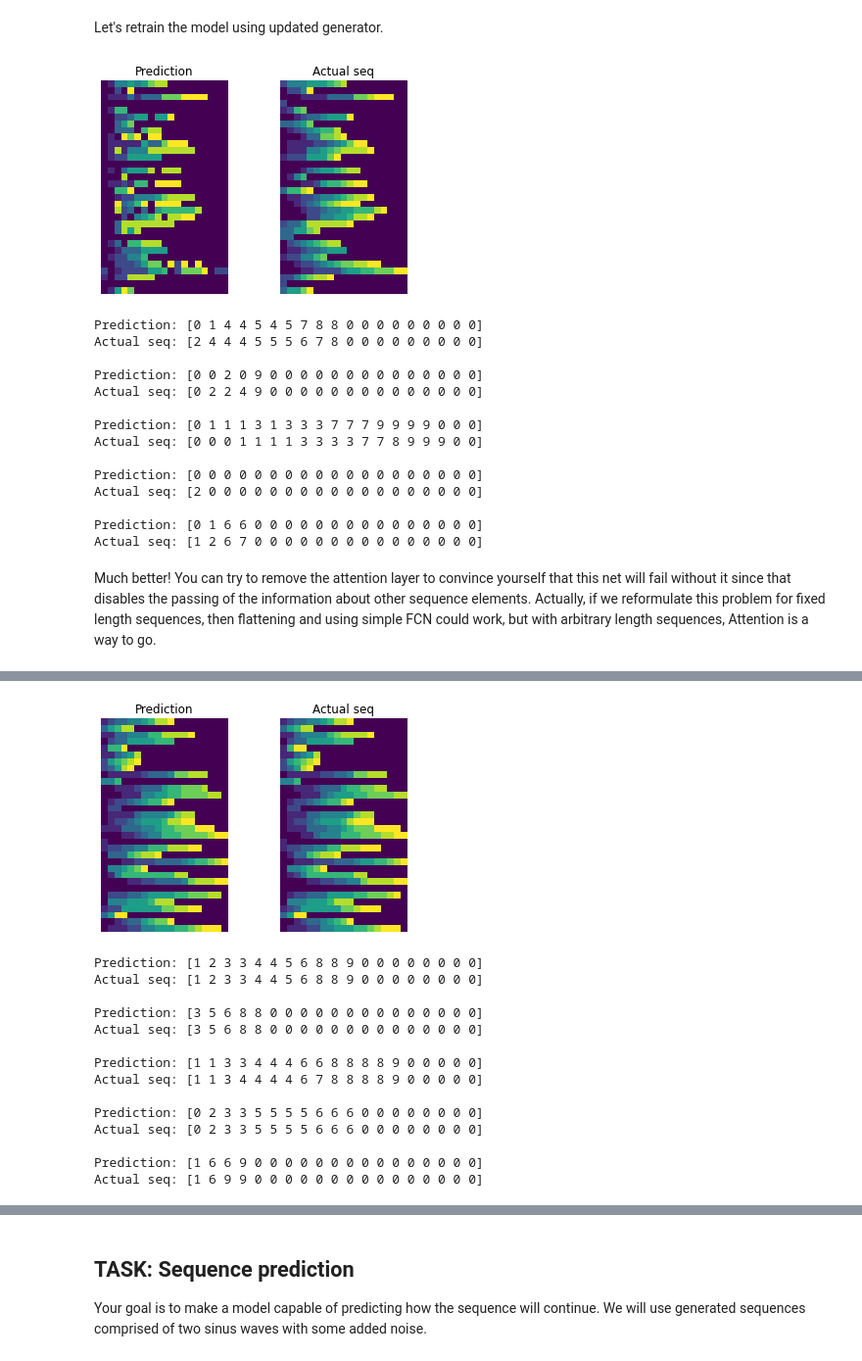
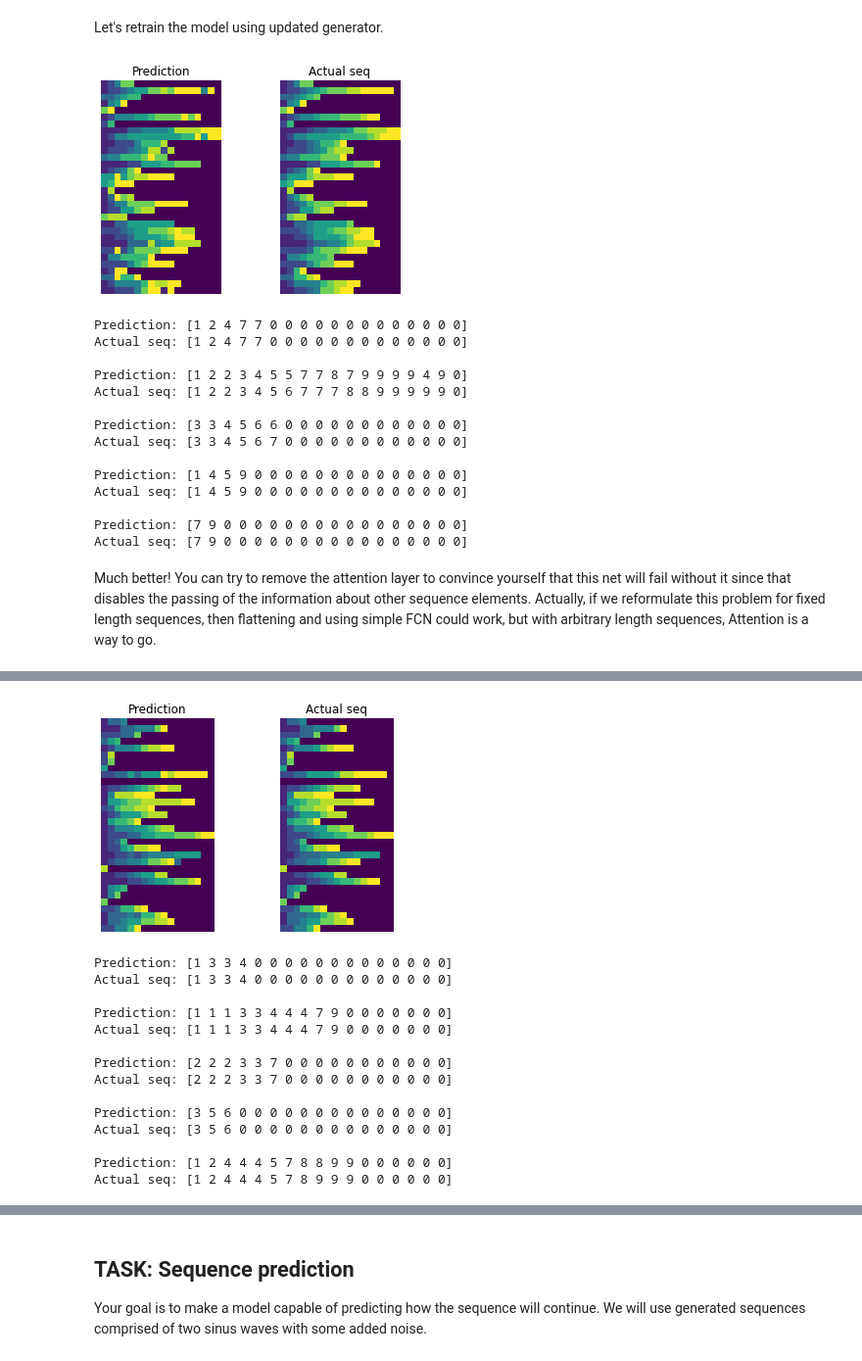
Before and after one commit to trokas/ai_primer, a Jupyter notebook: Attention.ipynb, the cells around one changed output, grey strips where cells are left out. Shown at 98% size. Drawn from its saved outputs; the diff is of its cells as text; code cells hidden in the pictures.

```diff
--- a/Attention.ipynb
+++ b/Attention.ipynb
@@ -28,7 +40,7 @@ def pad(list_of_seq):
 def generator(max_seq_len, batch_size=32):
     one_hot = torch.eye(10)
     while True:
-        X = [torch.randint(10, (np.random.randint(max_seq_len),))
+        X = [torch.randint(9, (np.random.randint(max_seq_len),)) + 1
              for _ in range(batch_size)]
         y = [torch.sort(x).values for x in X]
         yield F.one_hot(pad(X), num_classes=10).float(), F.one_hot(pad(y), num_classes=10).float()
@@ -111,7 +123,8 @@ def eval_model(model, gen, seq_to_print=5):
     model.eval()
     with torch.no_grad():
         X, y = next(gen)
-        pred = model(X).argmax(dim=-1)
+        X = X.to(device)
+        pred = model(X).argmax(dim=-1).to('cpu')
         real = y.argmax(dim=-1)
 
         # Plotting
@@ -134,7 +149,8 @@ Finally we are ready to train a model.
 # %%
 # Generate data, build the model, train, and evaluate
 gen = generator(max_seq_len=20)
-model = TransformerModel()
+# Move model to device (use 'cuda' if available, otherwise 'cpu')
+model = TransformerModel().to(device)
 optimizer = torch.optim.Adam(model.parameters())
 criterion = nn.CrossEntropyLoss()
 
@@ -142,13 +158,9 @@ criterion = nn.CrossEntropyLoss()
 epochs = 10
 steps_per_epoch = 200
 
-# Move model to device (use 'cuda' if available, otherwise 'cpu')
-device = torch.device("cuda" if torch.cuda.is_available() else "cpu")
-model.to(device)
-
 # Train the model
 model.train()
-for epoch in range(epochs):
+for epoch in tqdm(range(epochs)):
     for step in range(steps_per_epoch):
         X, y = next(gen)
         X, y = X.to(device), y.to(device)
@@ -196,12 +208,12 @@ Let's retrain the model using updated generator.
 # %%
 # Generate data, build the model, train, and evaluate
 gen = positional_generator(max_seq_len=20)
-model = TransformerModel()
+model = TransformerModel().to(device)
 optimizer = torch.optim.Adam(model.parameters())
 criterion = nn.CrossEntropyLoss()
 
 model.train()
-for epoch in range(epochs):
+for epoch in tqdm(range(epochs)):
     for step in range(steps_per_epoch):
         X, y = next(gen)
         X, y = X.to(device), y.to(device)
@@ -214,21 +226,21 @@ for epoch in range(epochs):
 # Evaluate the model
 eval_model(model, gen)
 # %% [output]
-[figure, old version]
+[figure, new version]
-Prediction: [0 1 4 4 5 4 5 7 8 8 0 0 0 0 0 0 0 0 0]
-Actual seq: [2 4 4 4 5 5 5 6 7 8 0 0 0 0 0 0 0 0 0]
+Prediction: [1 2 4 7 7 0 0 0 0 0 0 0 0 0 0 0 0 0]
+Actual seq: [1 2 4 7 7 0 0 0 0 0 0 0 0 0 0 0 0 0]
 
-Prediction: [0 0 2 0 9 0 0 0 0 0 0 0 0 0 0 0 0 0 0]
-Actual seq: [0 2 2 4 9 0 0 0 0 0 0 0 0 0 0 0 0 0 0]
+Prediction: [1 2 2 3 4 5 5 7 7 8 7 9 9 9 9 4 9 0]
+Actual seq: [1 2 2 3 4 5 6 7 7 7 8 8 9 9 9 9 9 0]
 
-Prediction: [0 1 1 1 3 1 3 3 3 7 7 7 9 9 9 9 0 0 0]
-Actual seq: [0 0 0 1 1 1 1 3 3 3 3 7 7 8 9 9 9 0 0]
+Prediction: [3 3 4 5 6 6 0 0 0 0 0 0 0 0 0 0 0 0]
+Actual seq: [3 3 4 5 6 7 0 0 0 0 0 0 0 0 0 0 0 0]
 
-Prediction: [0 0 0 0 0 0 0 0 0 0 0 0 0 0 0 0 0 0 0]
-Actual seq: [2 0 0 0 0 0 0 0 0 0 0 0 0 0 0 0 0 0 0]
+Prediction: [1 4 5 9 0 0 0 0 0 0 0 0 0 0 0 0 0 0]
+Actual seq: [1 4 5 9 0 0 0 0 0 0 0 0 0 0 0 0 0 0]
 
-Prediction: [0 1 6 6 0 0 0 0 0 0 0 0 0 0 0 0 0 0 0]
-Actual seq: [1 2 6 7 0 0 0 0 0 0 0 0 0 0 0 0 0 0 0]
+Prediction: [7 9 0 0 0 0 0 0 0 0 0 0 0 0 0 0 0 0]
+Actual seq: [7 9 0 0 0 0 0 0 0 0 0 0 0 0 0 0 0 0]
 # %% [markdown]
 Much better! You can try to remove the attention layer to convince yourself that this net will fail without it since that disables the passing of the information about other sequence elements. Actually, if we reformulate this problem for fixed length sequences, then flattening and using simple FCN could work, but with arbitrary length sequences, Attention is a way to go.
 # %% [markdown]
@@ -238,42 +250,42 @@ For sure we can add more layers to get more power. It's already implemented abov
 
 ![Transformer Block](img/transformer.png)
 # %%
-epochs = 30
+epochs = 50
 
 # Train another model with three blocks of attention layers using the positional generator
 gen = positional_generator(max_seq_len=20)
 model = TransformerModel(num_blocks=3).to(device)
 optimizer = torch.optim.Adam(model.parameters())
 criterion = nn.CrossEntropyLoss()
 
 # Train the model
 model.train()
-for epoch in range(epochs):
+for epoch in tqdm(range(epochs)):
     for step in range(steps_per_epoch):
         X, y = next(gen)
         X, y = X.to(device), y.to(device)
         optimizer.zero_grad()
         outputs = model(X)
         loss = criterion(outputs.permute(0, 2, 1), y.argmax(dim=-1))
         loss.backward()
         optimizer.step()
 
 # Evaluate the model
 eval_model(model, gen)
 # %% [output]
-[figure, old version]
+[figure, new version]
-Prediction: [1 2 3 3 4 4 5 6 8 8 9 0 0 0 0 0 0 0 0]
-Actual seq: [1 2 3 3 4 4 5 6 8 8 9 0 0 0 0 0 0 0 0]
+Prediction: [1 3 3 4 0 0 0 0 0 0 0 0 0 0 0 0 0]
+Actual seq: [1 3 3 4 0 0 0 0 0 0 0 0 0 0 0 0 0]
 
-Prediction: [3 5 6 8 8 0 0 0 0 0 0 0 0 0 0 0 0 0 0]
-Actual seq: [3 5 6 8 8 0 0 0 0 0 0 0 0 0 0 0 0 0 0]
+Prediction: [1 1 1 3 3 4 4 4 7 9 0 0 0 0 0 0 0]
+Actual seq: [1 1 1 3 3 4 4 4 7 9 0 0 0 0 0 0 0]
 
-Prediction: [1 1 3 3 4 4 4 6 6 8 8 8 8 9 0 0 0 0 0]
-Actual seq: [1 1 3 4 4 4 4 6 7 8 8 8 8 9 0 0 0 0 0]
+Prediction: [2 2 2 3 3 7 0 0 0 0 0 0 0 0 0 0 0]
+Actual seq: [2 2 2 3 3 7 0 0 0 0 0 0 0 0 0 0 0]
 
-Prediction: [0 2 3 3 5 5 5 5 6 6 6 0 0 0 0 0 0 0 0]
-Actual seq: [0 2 3 3 5 5 5 5 6 6 6 0 0 0 0 0 0 0 0]
+Prediction: [3 5 6 0 0 0 0 0 0 0 0 0 0 0 0 0 0]
+Actual seq: [3 5 6 0 0 0 0 0 0 0 0 0 0 0 0 0 0]
 
-Prediction: [1 6 6 9 0 0 0 0 0 0 0 0 0 0 0 0 0 0 0]
-Actual seq: [1 6 9 9 0 0 0 0 0 0 0 0 0 0 0 0 0 0 0]
+Prediction: [1 2 4 4 4 5 7 8 8 9 9 0 0 0 0 0 0]
+Actual seq: [1 2 4 4 4 5 7 8 9 9 9 0 0 0 0 0 0]
 # %% [markdown]
```
Also changed, not shown: parts of 10 cells of this notebook, 1 other file.
